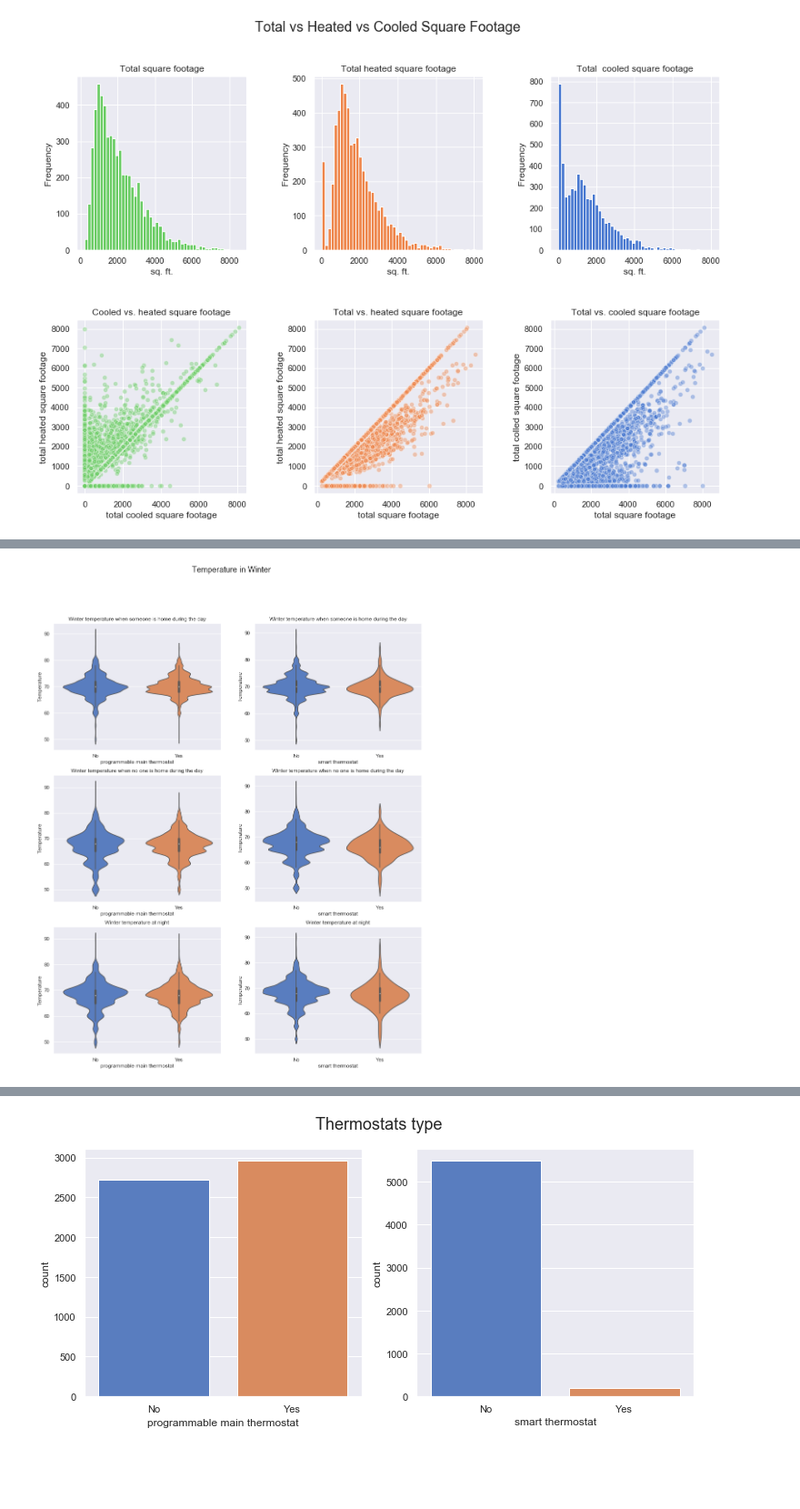
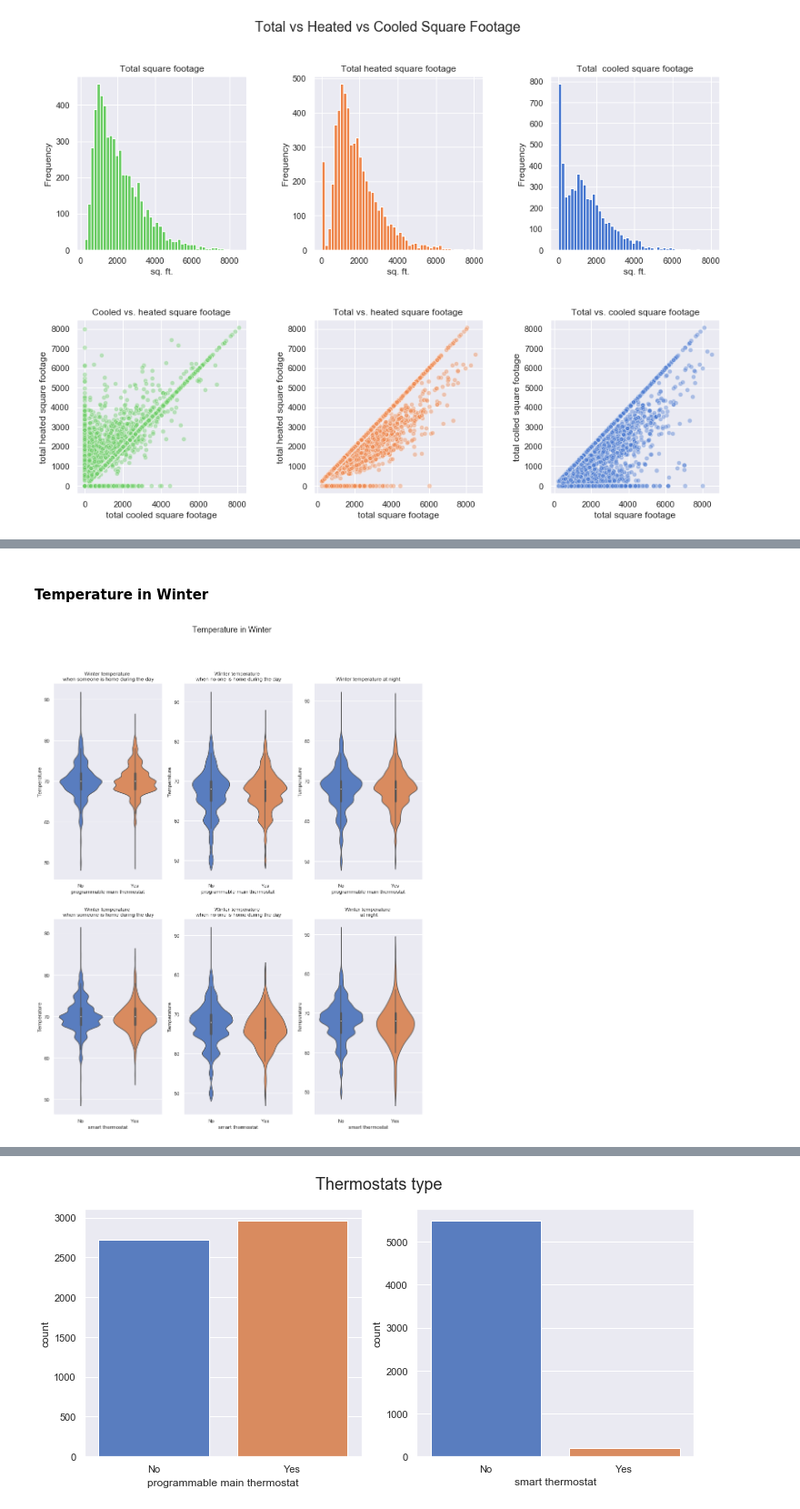
Before and after one commit to JuliaZozulia/Predicting_utilitiy_cost, a Jupyter notebook: Predicting residential utility costs based on attributes of the house .ipynb, the cells around one changed output, grey strips where cells are left out. Shown at 91% size. Saved outputs shown, nothing was run; the diff lists cells and outputs as text; code cells hidden in the pictures; blank space fills up the shorter version.

```diff
--- a/Predicting residential utility costs based on attributes of the house .ipynb
+++ b/Predicting residential utility costs based on attributes of the house .ipynb
@@ -298,12 +292 @@ from sklearn.preprocessing import StandardScaler, OneHotEncoder
-# %%
-numeric_features = X.select_dtypes(exclude=['category']).columns
-numeric_transformer = Pipeline(steps=[('scaler', StandardScaler())])
-
-preprocessor = ColumnTransformer(
-    transformers=[('num', numeric_transformer, numeric_features)])
-X.loc[:,numeric_features]  = preprocessor.fit_transform(X)
-# %%
-categorical_features = X.select_dtypes(include=['category']).columns
-X = pd.get_dummies(X, columns=categorical_features,
-                   drop_first=True, dummy_na=False)
 # %% [markdown]
@@ -380,66 +371,68 @@ plt.show()
+# %% [markdown]
+#### Temperature in Winter
 # %%
 X_heated = X[X['space heating used']=='Yes']
 # %%
-plt.subplots(3, 2, figsize=(15, 18))
+plt.subplots(2, 3, figsize=(15, 18))
 plt.suptitle("Temperature in Winter", fontsize = 18)
 plt.subplots_adjust(wspace=0.2, hspace=0.2)
 
-plt.subplot(321)
+plt.subplot(231)
 sns.violinplot(
     y="winter temperature when someone is home during the day",
     x="programmable main thermostat",
     data=X_heated,
 )
-plt.title("Winter temperature when someone is home during the day")
+plt.title("Winter temperature \n when someone is home during the day")
 plt.ylabel("Temperature")
 
-plt.subplot(323)
+plt.subplot(232)
 sns.violinplot(
     y="winter temperature when no one is home during the day",
     x="programmable main thermostat",
     data=X_heated,
 )
-plt.title("Winter temperature when no one is home during the day")
+plt.title("Winter temperature \n when no one is home during the day")
 plt.ylabel("Temperature")
 
-plt.subplot(325)
+plt.subplot(233)
 sns.violinplot(
     y="winter temperature at night",
     x="programmable main thermostat",
     data=X_heated,
 )
 plt.title("Winter temperature at night")
 plt.ylabel("Temperature")
 
 
 
-plt.subplot(322)
+plt.subplot(234)
 sns.violinplot(
     y="winter temperature when someone is home during the day",
     x="smart thermostat",
     data=X_heated,
 )
-plt.title("Winter temperature when someone is home during the day")
+plt.title("Winter temperature \n when someone is home during the day")
 plt.ylabel("Temperature")
 
-plt.subplot(324)
+plt.subplot(235)
 sns.violinplot(
     y="winter temperature when no one is home during the day",
     x="smart thermostat",
     data=X_heated,
 )
-plt.title("Winter temperature when no one is home during the day")
+plt.title("Winter temperature \n when no one is home during the day")
 plt.ylabel("Temperature")
 
-plt.subplot(326)
+plt.subplot(236)
 sns.violinplot(
     y="winter temperature at night",
     x="smart thermostat",
     data=X_heated,
 )
-plt.title("Winter temperature at night")
+plt.title("Winter temperature \n at night")
 plt.ylabel("Temperature")
 
 plt.show()
 # %% [output]
-[figure, old version]
+[figure, new version]
```
Also changed, not shown: parts of 19 cells of this notebook.
